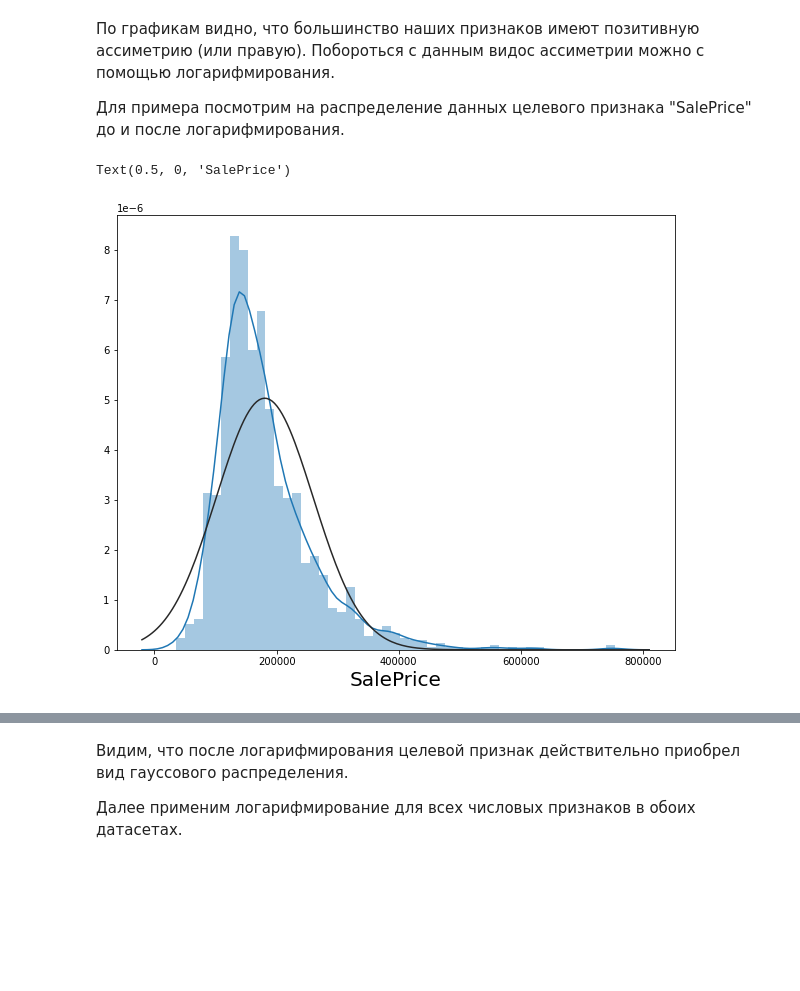
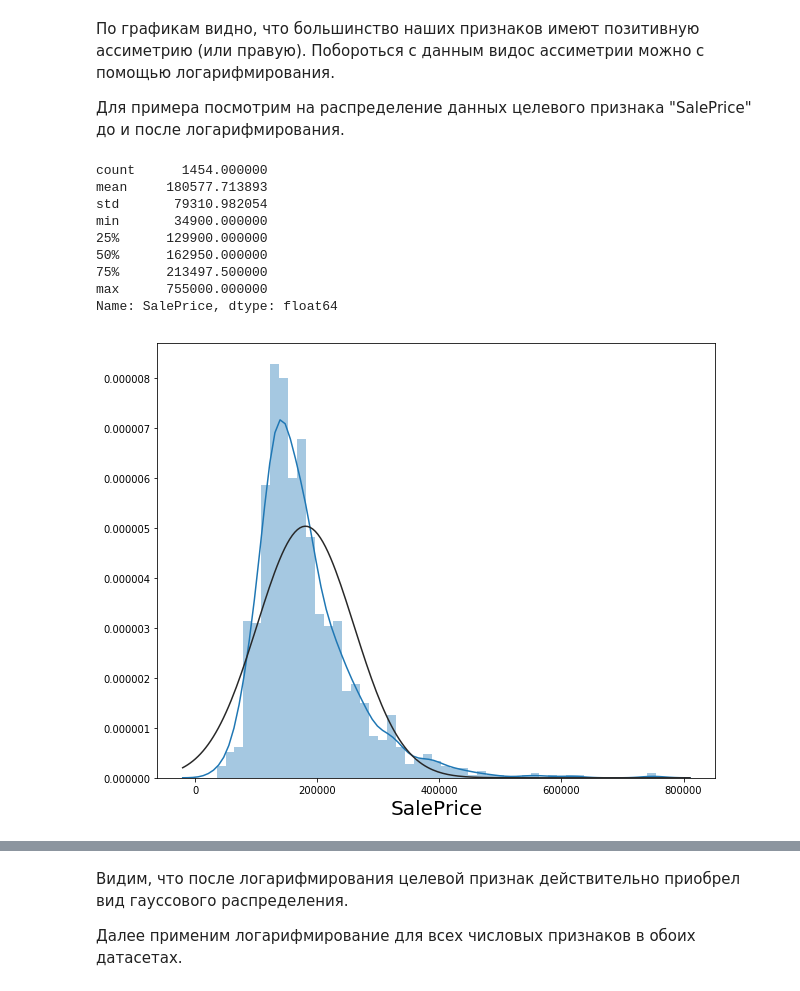
Before and after one commit to Nikita-lys/kaggle-house-prices, a Jupyter notebook: main.ipynb, the cells around one changed output, grey strips where cells are left out. Cells and saved outputs as stored; diff of their text form; code cells hidden in the pictures; blank space fills up the shorter version.

```diff
--- a/main.ipynb
+++ b/main.ipynb
@@ -260,7 +271,7 @@ memory usage: 159.8+ KB
 # %%
 numeric_missing_columns_train = train[null_values_train.keys()].select_dtypes(include=['float64']).columns
 for col in numeric_missing_columns_train:
-    train[col] = train[col].fillna(train[col].mean())
+    train[col] = train[col].fillna(0)
 
 del numeric_missing_columns_train
 # %% [markdown]
@@ -288,3 +303,8 @@ Index(['MasVnrType', 'BsmtQual', 'BsmtCond', 'BsmtExposure', 'BsmtFinType1',
+# %%
+train['Electrical'] = train['Electrical'].fillna(train['Electrical'].mode()[0])
+train['MasVnrType'] = train['MasVnrType'].fillna('None')
+for col in categorical_missing_columns_train:
+    train[col] = train[col].fillna('Na')
 # %%
 train['Electrical'] = train['Electrical'].fillna(train['Electrical'].mode()[0])
 # %%
@@ -401,7 +421,7 @@ memory usage: 330.7+ KB
 # %%
 numeric_missing_columns_test = test[null_values_test.keys()].select_dtypes(include=['float64']).columns
 for col in numeric_missing_columns_test:
-    test[col] = test[col].fillna(test[col].mean())
+    test[col] = test[col].fillna(0)
 
 del numeric_missing_columns_test
 # %% [markdown]
@@ -538,17 +568,24 @@ train.shape
 ## 4. Feature Engineering
 # %%
 train['TotalArea'] = train['TotalBsmtSF'] + train['1stFlrSF'] + train['2ndFlrSF']
-train['TotalBath'] = train['BsmtFullBath'] + train['FullBath'] + (train['BsmtHalfBath'] + train['HalfBath'])*0.5
+train['TotalBath'] = train['BsmtFullBath'] + train['FullBath'] + (train['BsmtHalfBath'] + train['HalfBath']) * 0.5
+train['TotalPorchSF'] = (train['OpenPorchSF'] + train['3SsnPorch'] +
+                         train['EnclosedPorch'] + train['ScreenPorch'] +
+                         train['WoodDeckSF'])
 
 test['TotalArea'] = test['TotalBsmtSF'] + test['1stFlrSF'] + test['2ndFlrSF']
-test['TotalBath'] = test['BsmtFullBath'] + test['FullBath'] + (test['BsmtHalfBath'] + test['HalfBath'])*0.5
+test['TotalBath'] = test['BsmtFullBath'] + test['FullBath'] + (test['BsmtHalfBath'] + test['HalfBath']) * 0.5
+test['TotalPorchSF'] = (test['OpenPorchSF'] + test['3SsnPorch'] +
+                        test['EnclosedPorch'] + test['ScreenPorch'] +
+                        test['WoodDeckSF'])
 
-to_drop = ['TotalBsmtSF', '1stFlrSF', '2ndFlrSF', 'BsmtFullBath', 'FullBath', 'BsmtHalfBath', 'HalfBath']
+to_drop = ['TotalBsmtSF', '1stFlrSF', '2ndFlrSF', 'BsmtFullBath', 'FullBath', 'BsmtHalfBath', 'HalfBath',
+          'OpenPorchSF', '3SsnPorch', 'EnclosedPorch', 'ScreenPorch', 'WoodDeckSF']
 
 train.drop(to_drop, axis=1, inplace=True)
 test.drop(to_drop, axis=1, inplace=True)
 numeric_columns = numeric_columns.drop(to_drop)
-numeric_columns.append(pd.Index(['TotalArea', 'TotalBath']))
+numeric_columns.append(pd.Index(['TotalArea', 'TotalBath', 'TotalPorchSF']))
 # %% [output]
 Index(['Id', 'LotFrontage', 'LotArea', 'YearBuilt', 'YearRemodAdd',
        'MasVnrArea', 'BsmtFinSF1', 'BsmtFinSF2', 'BsmtUnfSF', 'LowQualFinSF',
@@ -658,9 +677,18 @@ plot_skewed(df=train, skewed=skewed)
 # %%
 ax = sns.distplot(train['SalePrice'], fit=stats.norm)
 ax.set_xlabel('SalePrice', fontsize = 20)
+train['SalePrice'].describe()
 # %% [output]
-Text(0.5, 0, 'SalePrice')
+count      1454.000000
+mean     180577.713893
+std       79310.982054
+min       34900.000000
+25%      129900.000000
+50%      162950.000000
+75%      213497.500000
+max      755000.000000
+Name: SalePrice, dtype: float64
-[figure, old version]
+[figure, new version]
 # %%
 ax = sns.distplot(np.log(train['SalePrice']), fit=stats.norm)
 ax.set_xlabel('SalePrice', fontsize = 20)
```
Also changed, not shown: parts of 110 cells of this notebook.
